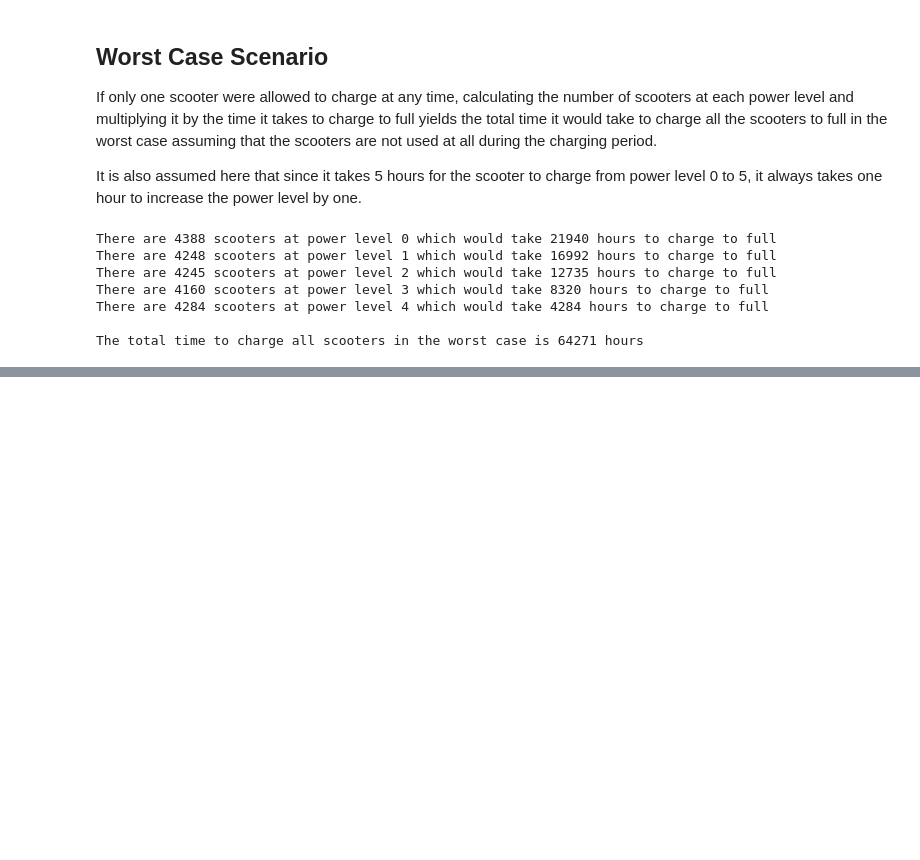
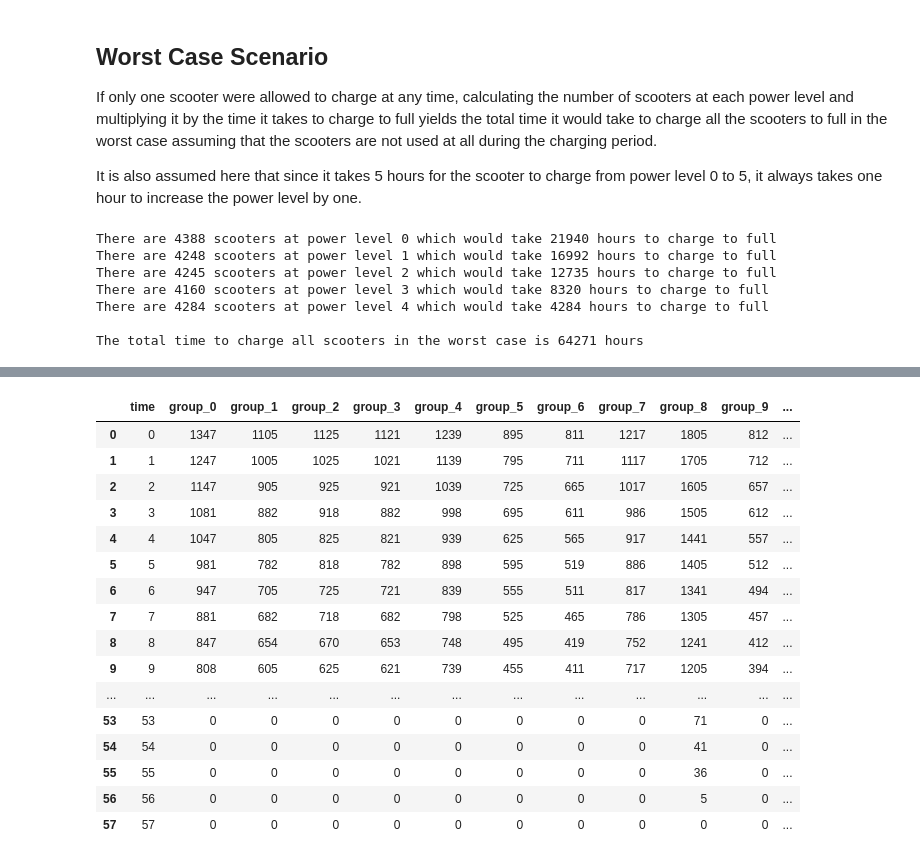
Before and after one commit to bkshrader/xtern-data-science-work-sample, a Jupyter notebook: worksample.ipynb, the cells around one changed output, grey strips where cells are left out. Cells and saved outputs as stored; diff of their text form; code cells hidden in the pictures; blank space fills up the shorter version.

```diff
--- a/worksample.ipynb
+++ b/worksample.ipynb
@@ -172,0 +196,48 @@ The total time to charge all scooters in the worst case is 64271 hours
+# %%
+still_charging = True
+time = 0
+labels = ["time"] + [f"group_{group}" for group in range(19)]
+shortest_task_data = group_data.copy()
+charging_data = pd.DataFrame(
+    [[0] + [total - charged for total, charged in
+                 zip(shortest_task_data.scooter_count.values,
+                     shortest_task_data.power_level_5.values)
+                 ]],
+    columns=labels
+)
+while any((shortest_task_data.power_level_4.any(),
+           shortest_task_data.power_level_3.any(),
+           shortest_task_data.power_level_2.any(),
+           shortest_task_data.power_level_1.any(),
+           shortest_task_data.power_level_0.any())):
+    time += 1
+    for group in range(19):
+        chargers_left = 100
+        for level in reversed(range(5)):
+            chargers_used = min(chargers_left, shortest_task_data[f"power_level_{level}"][group])
+            chargers_left -= chargers_used
+            shortest_task_data.at[group, f"power_level_{level}"] -= chargers_used
+            shortest_task_data.at[group, f"power_level_{level + 1}"] += chargers_used
+    charging_data = pd.concat([charging_data,
+               pd.DataFrame([[time] + [total - charged for total, charged in zip(shortest_task_data.scooter_count.values, shortest_task_data.power_level_5.values)]],
+                            columns=labels)],
+              ignore_index=True)
+display(charging_data)
+# %% [output]
+|  | time | group_0 | group_1 | group_2 | group_3 | group_4 | group_5 | group_6 | group_7 | group_8 | group_9 | ... |
+| 0 | 0 | 1347 | 1105 | 1125 | 1121 | 1239 | 895 | 811 | 1217 | 1805 | 812 | ... |
+| 1 | 1 | 1247 | 1005 | 1025 | 1021 | 1139 | 795 | 711 | 1117 | 1705 | 712 | ... |
+| 2 | 2 | 1147 | 905 | 925 | 921 | 1039 | 725 | 665 | 1017 | 1605 | 657 | ... |
+| 3 | 3 | 1081 | 882 | 918 | 882 | 998 | 695 | 611 | 986 | 1505 | 612 | ... |
+| 4 | 4 | 1047 | 805 | 825 | 821 | 939 | 625 | 565 | 917 | 1441 | 557 | ... |
+| 5 | 5 | 981 | 782 | 818 | 782 | 898 | 595 | 519 | 886 | 1405 | 512 | ... |
+| 6 | 6 | 947 | 705 | 725 | 721 | 839 | 555 | 511 | 817 | 1341 | 494 | ... |
+| 7 | 7 | 881 | 682 | 718 | 682 | 798 | 525 | 465 | 786 | 1305 | 457 | ... |
+| 8 | 8 | 847 | 654 | 670 | 653 | 748 | 495 | 419 | 752 | 1241 | 412 | ... |
+| 9 | 9 | 808 | 605 | 625 | 621 | 739 | 455 | 411 | 717 | 1205 | 394 | ... |
+| ... | ... | ... | ... | ... | ... | ... | ... | ... | ... | ... | ... | ... |
+| 53 | 53 | 0 | 0 | 0 | 0 | 0 | 0 | 0 | 0 | 71 | 0 | ... |
+| 54 | 54 | 0 | 0 | 0 | 0 | 0 | 0 | 0 | 0 | 41 | 0 | ... |
+| 55 | 55 | 0 | 0 | 0 | 0 | 0 | 0 | 0 | 0 | 36 | 0 | ... |
+| 56 | 56 | 0 | 0 | 0 | 0 | 0 | 0 | 0 | 0 | 5 | 0 | ... |
+| 57 | 57 | 0 | 0 | 0 | 0 | 0 | 0 | 0 | 0 | 0 | 0 | ... |
```
Also changed, not shown: parts of 4 cells of this notebook.
